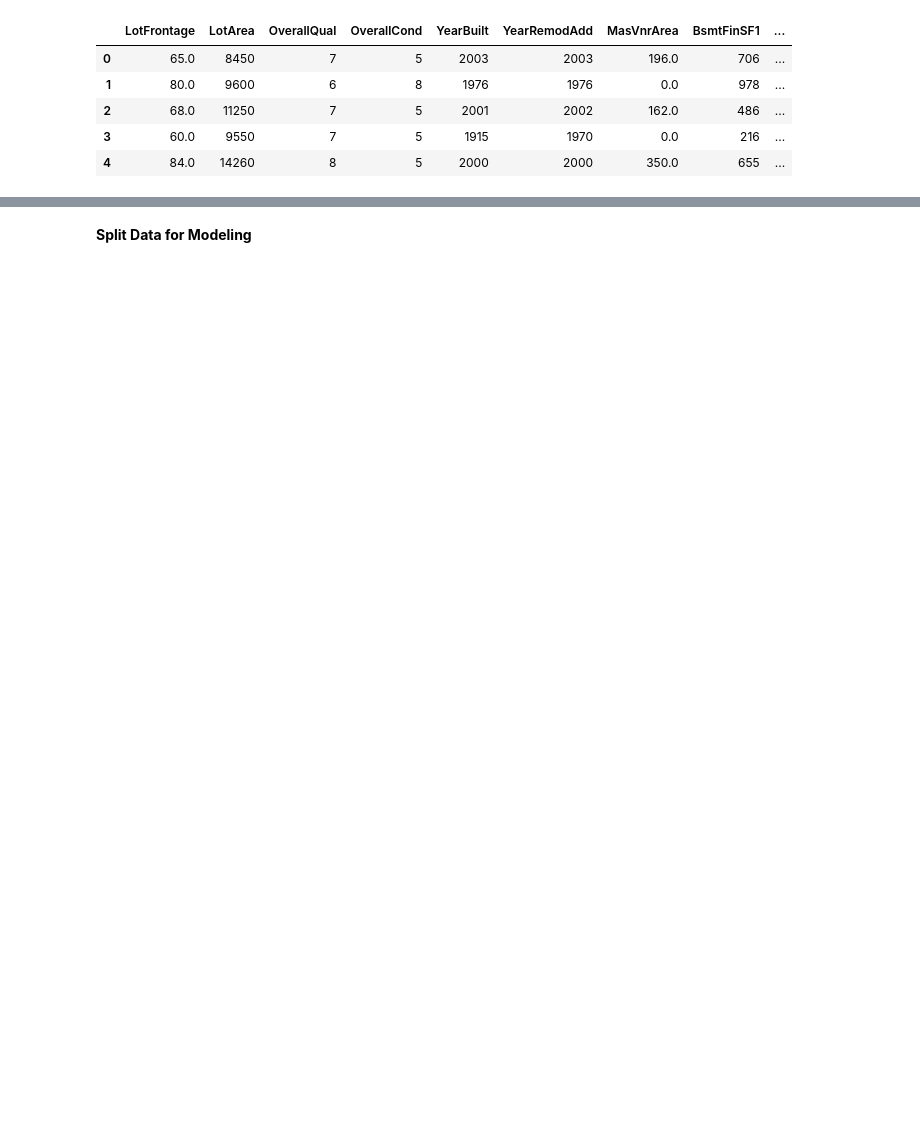
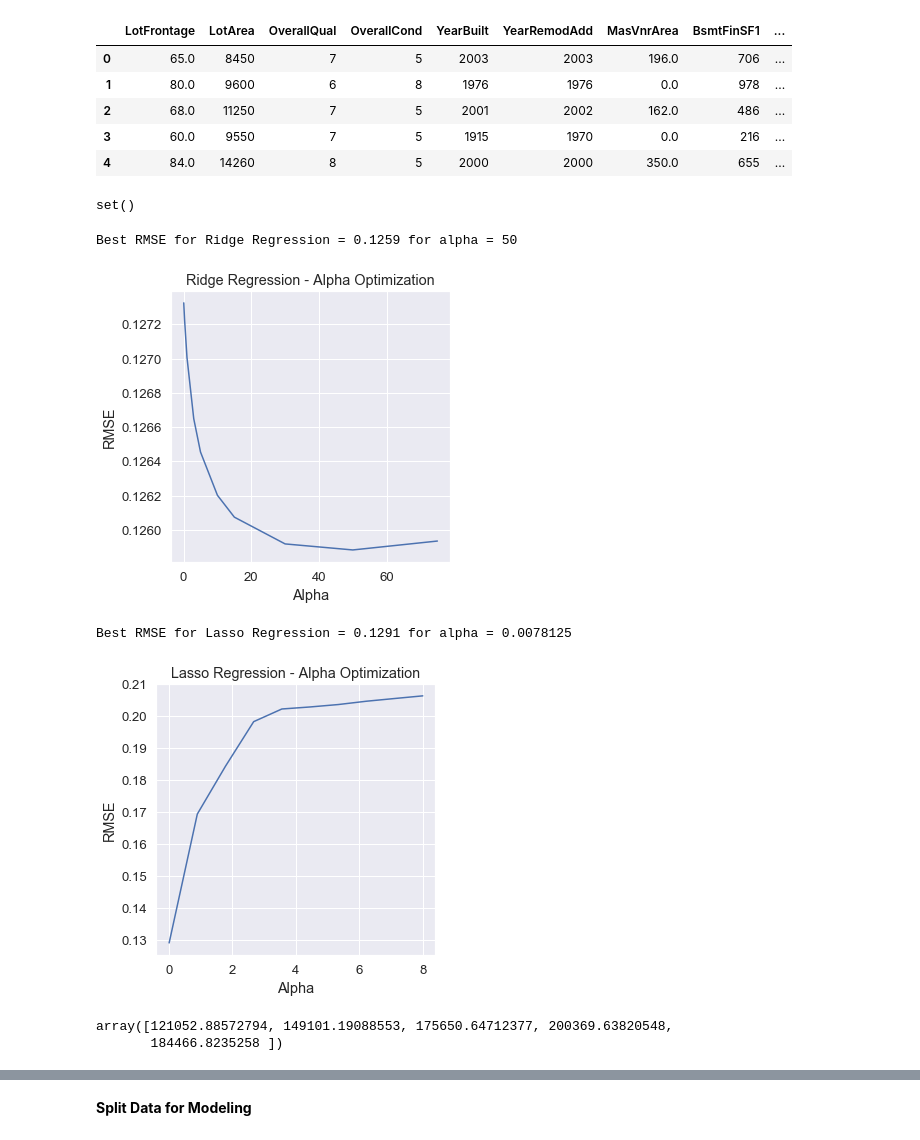
Before and after one commit to amypeniston/kaggle-competitions, a Jupyter notebook: house-prices/2_Data_Prep_Linear_Models.ipynb, the cells around one changed output, grey strips where cells are left out. Cells and saved outputs as stored; diff of their text form; code cells hidden in the pictures; blank space fills up the shorter version.

```diff
--- a/house-prices/2_Data_Prep_Linear_Models.ipynb
+++ b/house-prices/2_Data_Prep_Linear_Models.ipynb
@@ -214,7 +203,7 @@ test.loc[test["GarageYrBlt"] == 2207] = 2007
 # %% [markdown]
 **Pre-Processing**
 # %%
-numeric_features = np.array([c for c in X.select_dtypes(include=[np.number]).columns if c != "SalePrice"])
+numeric_features = np.array([c for c in train.select_dtypes(include=[np.number]).columns if c != "SalePrice"])
 numeric_features
 # %% [output]
 array(['LotFrontage', 'LotArea', 'OverallQual', 'OverallCond',
@@ -374,7 +386,7 @@ set()
 # %%
-y = X.pop("SalePrice")
-X = pd.concat([X[numeric_features], X[ordinal_features], X_dummies], axis=1)
-test = pd.concat([test[numeric_features], test[ordinal_features], test_dummies], axis=1)
+y = train["SalePrice"]
+X = pd.concat([train[numeric_features], train[ordinal_features]], axis=1)
+test = pd.concat([test[numeric_features], test[ordinal_features]], axis=1)
 # %%
 X.head()
 # %% [output]
@@ -384,3 +396,19 @@ X.head()
 | 2 | 68.0 | 11250 | 7 | 5 | 2001 | 2002 | 162.0 | 486 | ... |
 | 3 | 60.0 | 9550 | 7 | 5 | 1915 | 1970 | 0.0 | 216 | ... |
 | 4 | 84.0 | 14260 | 8 | 5 | 2000 | 2000 | 350.0 | 655 | ... |
+# %%
+set(X.columns) - set(test.columns)
+# %% [output]
+set()
+# %%
+model = compare_ridge_lasso(X, y)
+model.fit(X, y)
+preds = np.expm1(model.predict(test))
+preds[0:5]
+# %% [output]
+Best RMSE for Ridge Regression = 0.1259 for alpha = 50
+[figure, added]
+Best RMSE for Lasso Regression = 0.1291 for alpha = 0.0078125
+[figure, added]
+array([121052.88572794, 149101.19088553, 175650.64712377, 200369.63820548,
+       184466.8235258 ])
```
Also changed, not shown: parts of 29 cells of this notebook, 1 other file.
